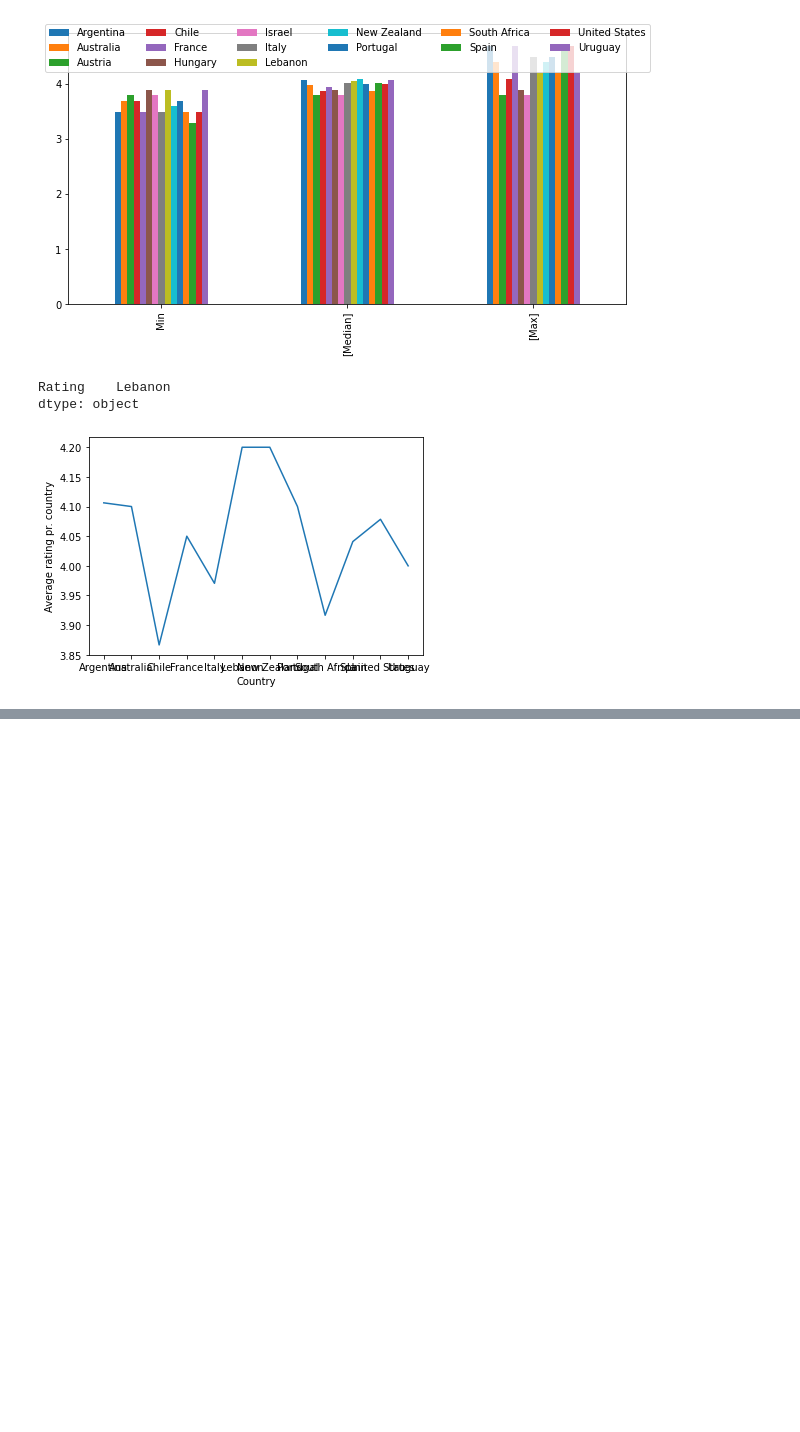
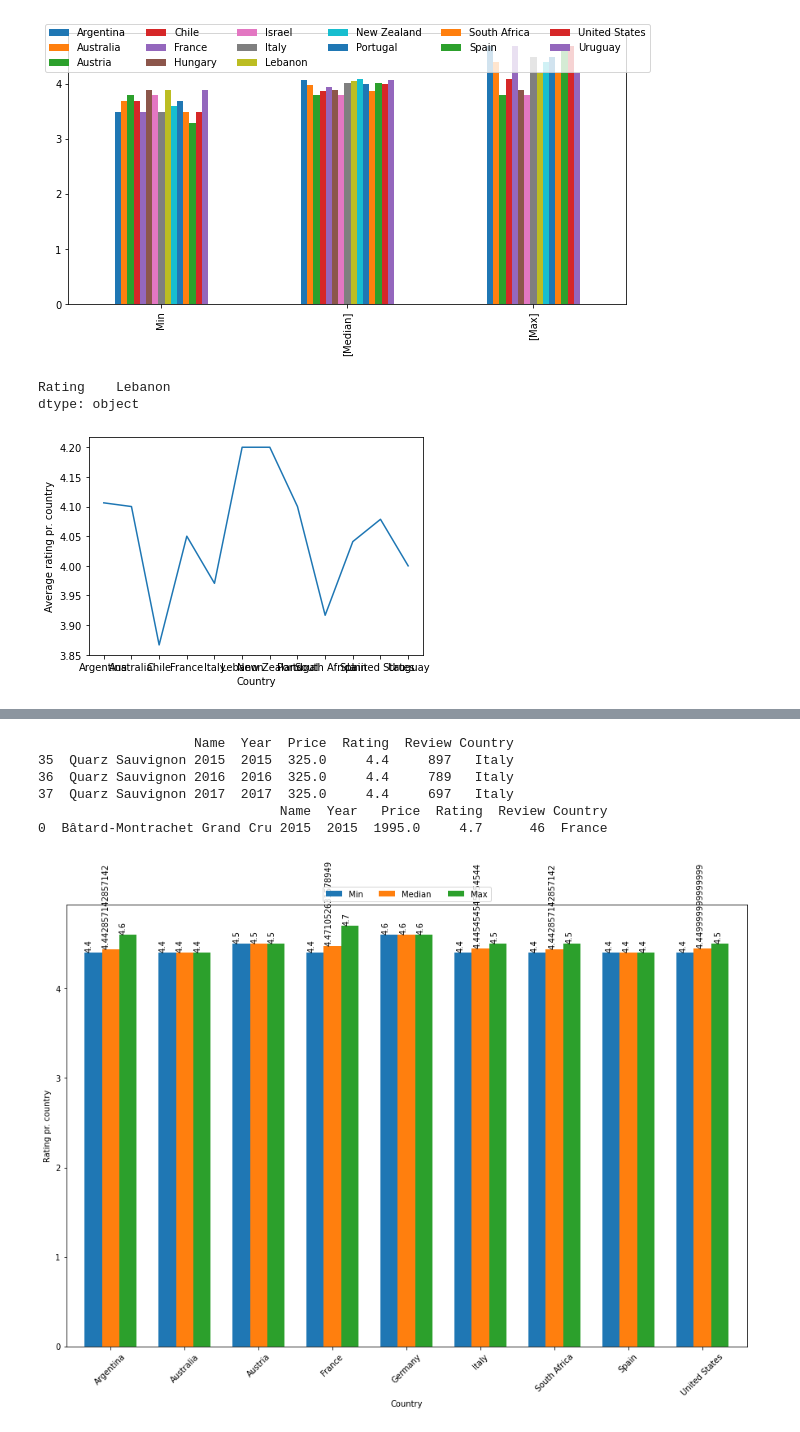
Before and after one commit to MathiasNoeClausen/pythonEksamen, a Jupyter notebook: Plot_rating.ipynb, the cells around one changed output, grey strips where cells are left out. Cells and saved outputs as stored; diff of their text form; code cells hidden in the pictures; blank space fills up the shorter version.

```diff
--- a/Plot_rating.ipynb
+++ b/Plot_rating.ipynb
@@ -266,0 +297,12 @@ plt.ylabel('Average rating pr. country');
+# %%
+white_df = pd.read_csv('whitewinedata.csv', names=["Name", "Year", "Price", "Rating", "Review", "Country"])
+white_df.drop(white_df[white_df.Review < 65].index, inplace=False)
+plot_rating(white_df)
+# %% [output]
+                    Name  Year  Price  Rating  Review Country
+35  Quarz Sauvignon 2015  2015  325.0     4.4     897   Italy
+36  Quarz Sauvignon 2016  2016  325.0     4.4     789   Italy
+37  Quarz Sauvignon 2017  2017  325.0     4.4     697   Italy
+                               Name  Year   Price  Rating  Review Country
+0  Bâtard-Montrachet Grand Cru 2015  2015  1995.0     4.7      46  France
+[figure, added]
```
Also changed, not shown: parts of 5 cells of this notebook, 4 other files.
